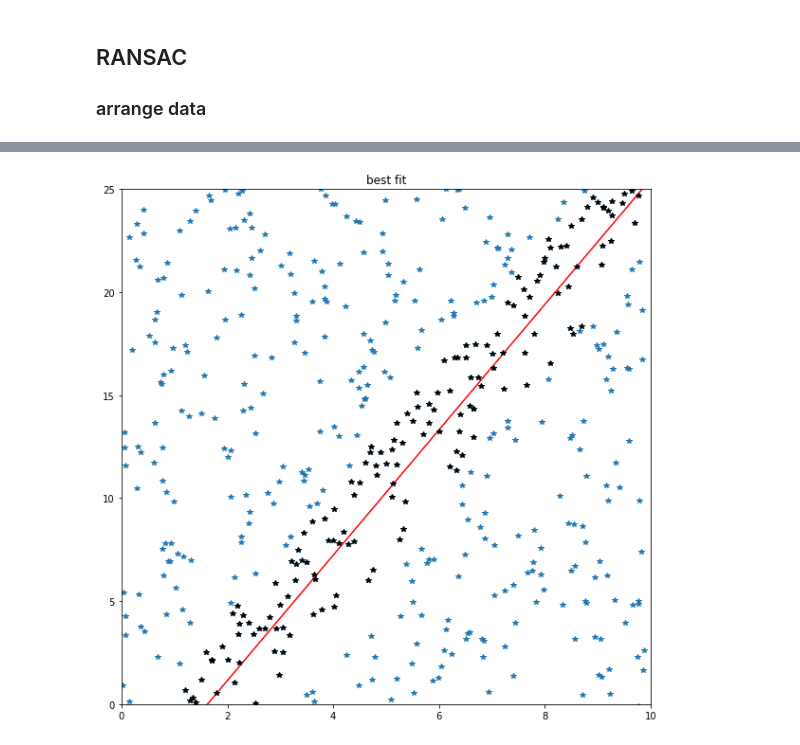
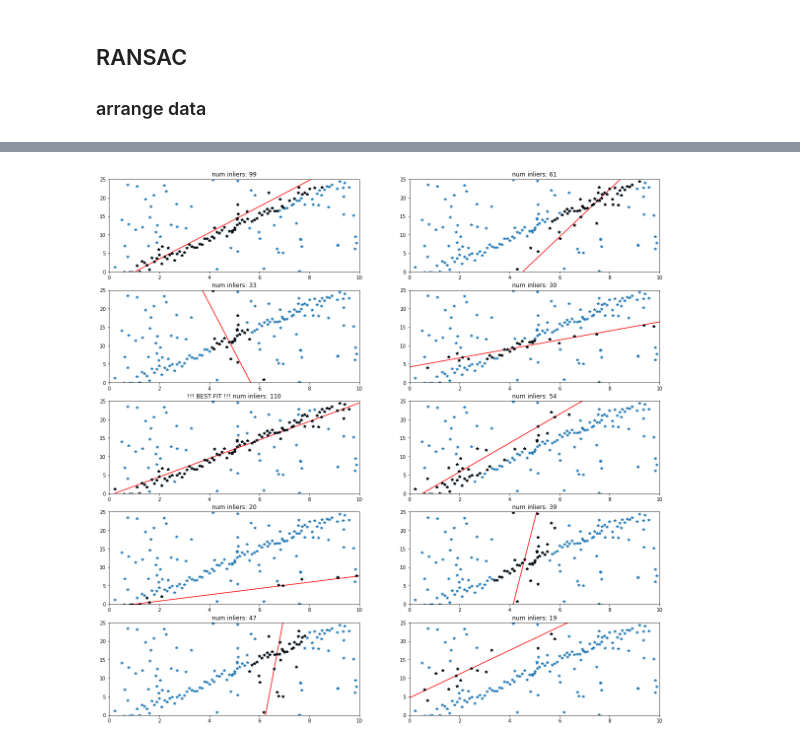
Before and after one commit to YoniChechik/AI_is_Math, a Jupyter notebook: p_04_curve_fitting/least_squares.ipynb, the cells around one changed output, grey strips where cells are left out. Saved outputs shown, nothing was run; the diff lists cells and outputs as text; code cells hidden in the pictures.

```diff
--- a/p_04_curve_fitting/least_squares.ipynb
+++ b/p_04_curve_fitting/least_squares.ipynb
@@ -219,12 +238,6 @@ y = np.concatenate((y, y_noise))
 # %%
 
-TH = 1
-best_inliers = np.array([])
-best_b = None
-
-inliers_inds_list = []
-for i in range(10):
-
+def basic_ransac(x,TH):
     #====== choose 2 random inds
     rand_indices = np.random.choice(x.shape[0], size=2)
 
@@ -238,35 +251,54 @@ for i in range(10):
     #====== build fitted line
     line_p1 = np.array([x.min(), b[0]*x.min()+b[1]])
     line_p2 = np.array([x.max(), b[0]*x.max()+b[1]])
-    inlier_ind = []
+    inliers_ind = []
 
     #====== distance of fit line from each sample to determine inliers
     for j in range(x.shape[0]):
         p_j = np.array([x[j], y[j]])
 
+        # https://en.wikipedia.org/wiki/Cross_product#Geometric_meaning
+        # |a X b| = |a||b|sin(t) -> |a X b|/|b| = |a|sin(t)
         d_j = np.linalg.norm(np.cross(line_p2-line_p1, line_p1-p_j))/np.linalg.norm(line_p2-line_p1)
         if d_j <= TH:
-            inlier_ind.append(j)
+            inliers_ind.append(j)
 
-    inlier_ind = np.array(inlier_ind)
-    inliers_inds_list.append(inlier_ind)
-
-    #====== save best model
-    if best_inliers.shape[0] < inlier_ind.shape[0]:
-        best_inliers = inlier_ind
-        best_b = b
-
-
-# plot best fit
-plt.figure(figsize=fig_size)
-ax = plt.gca()
-x_axis = np.arange(11)
-ax.plot(x_axis, best_b[0]*x_axis+best_b[1], 'r')
-ax.plot(x, y, '*')
-ax.plot(x[best_inliers], y[best_inliers], '*k')
-ax.set_xlim([0, 10])
-ax.set_ylim([0, 25])
-plt.title("best fit")
-plt.show()
+    inliers_ind = np.array(inliers_ind)
+    return b, inliers_ind
-# %% [output]
-[figure, removed]
+# %%
+TH = 1
+num_cycles = 10
+
+num_best_inliers = 0
+best_cycle_ind = -1
+inliers_ind_list = []
+b_list = []
+
+for i in range(num_cycles):
+    b, inliers_ind = basic_ransac(x,TH)
+    inliers_ind_list.append(inliers_ind)
+    b_list.append(b)
+
+    #====== save best model
+    if num_best_inliers < inliers_ind.shape[0]:
+        num_best_inliers = inliers_ind.shape[0]
+        best_cycle_ind = i
+# %%
+# plot best fit
+plt.rcParams['figure.figsize'] = [20, 20]
+
+for i in range(num_cycles):
+    plt.subplot(int(num_cycles/2), 2, i+1)
+    ax = plt.gca()
+    x_axis = np.arange(11)
+    ax.plot(x_axis, b_list[i][0]*x_axis+ b_list[i][1], 'r')
+    ax.plot(x, y, '*')
+    ax.plot(x[inliers_ind_list[i]], y[inliers_ind_list[i]], '*k')
+    ax.set_xlim([0, 10])
+    ax.set_ylim([0, 25])
+    if i== best_cycle_ind:
+        plt.title("!!! BEST FIT !!! num inliers: "+ str(inliers_ind_list[i].shape[0]))
+    else:
+        plt.title("num inliers: "+ str(inliers_ind_list[i].shape[0]))
+# %% [output]
+[figure, added]
```
Also changed, not shown: parts of 23 cells of this notebook, 18 other files.
